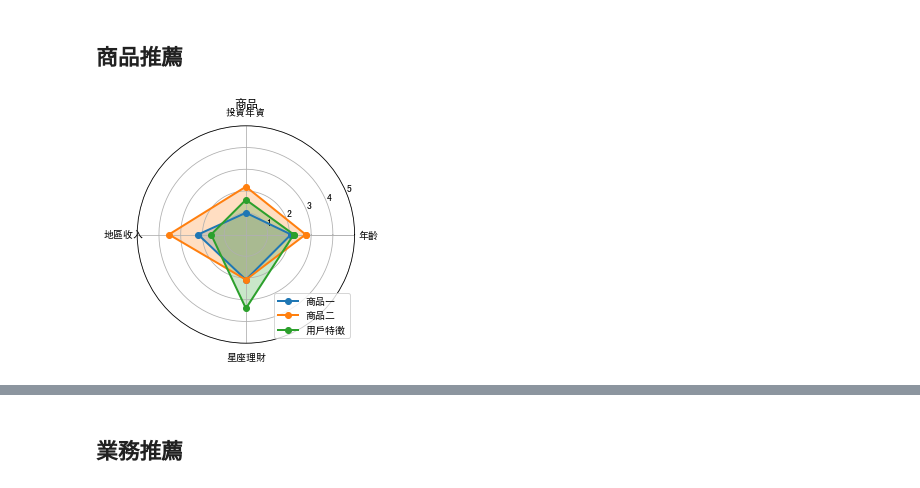
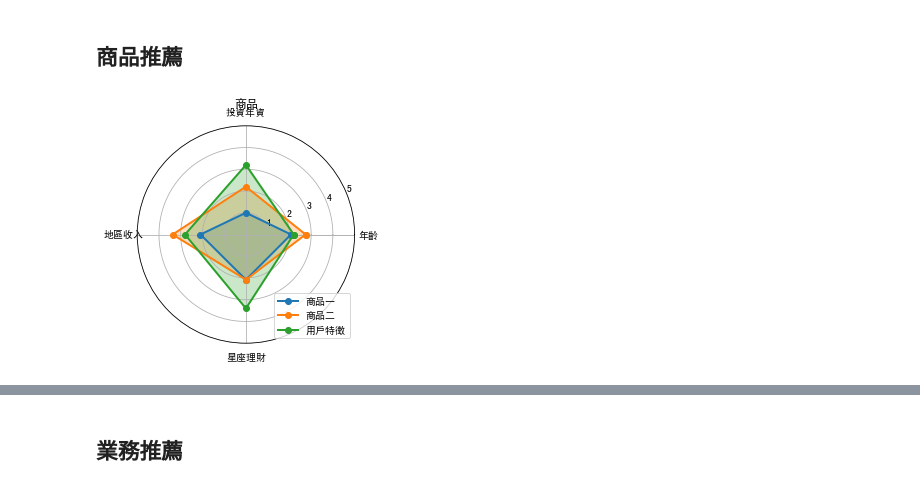
Before and after one commit to hsiehkl/nomurafunds_CRM, a Jupyter notebook: hsiehkl/nomurafunds_CRM.ipynb, the cells around one changed output, grey strips where cells are left out. Drawn from its saved outputs; the diff is of its cells as text; code cells hidden in the pictures.

```diff
--- a/hsiehkl/nomurafunds_CRM.ipynb
+++ b/hsiehkl/nomurafunds_CRM.ipynb
@@ -11,9 +11,9 @@ from datetime import datetime
 # 投資年紀、本身年紀、星座、稅收
 
 # 示意數據
-values = [2.075, 1, 2.2, 2.08]
-values2 = [2.745, 2.2, 3.54, 2.08]
-user_features = [2.2, 1.6, 1.6, 3.4]
+values = [2.075, 1, 2.09, 2.08]
+values2 = [2.745, 2.2, 3.37, 2.08]
+user_features = [2.2, 3.2, 2.8, 3.4]
 feature = ["年齡", "投資年資", "地區收入", "星座理財"]
 
 N = len(values)
@@ -28,34 +28,35 @@ angles=np.concatenate((angles,[angles[0]]))
 
 # 繪圖
 fig=plt.figure()
 ax = fig.add_subplot(111, polar=True)
 
 # 繪製折線圖
 ax.plot(angles, values, 'o-', linewidth=2, label = "商品一")
 # 填色
 ax.fill(angles, values, alpha=0.25)
 
 # 商品二
 ax.plot(angles, values2, 'o-', linewidth=2, label = '商品二')
 ax.fill(angles, values2, alpha=0.25)
 # 申請者特性
 ax.plot(angles, values3, 'o-', linewidth=2, label = '用戶特徵')
 ax.fill(angles, values3, alpha=0.25)
 
 # 添加每個特徵的標籤
 ax.set_thetagrids(angles * 180/np.pi, feature)
 # 雷達圖範圍刻度
 ax.set_ylim(0, 5)
 # 標題
 plt.title('商品')
 # 添加網格縣
 ax.grid(True)
 # 右下標籤
 plt.legend(loc='lower right')
 # 顯示圖形
+plt.savefig("product_recommend.png")
 plt.show()
 # %% [output]
-[figure, old version]
+[figure, new version]
 # %%
 # 計算稅收point
 def get_tax_point(tax):
```
Also changed, not shown: parts of 7 cells of this notebook.
